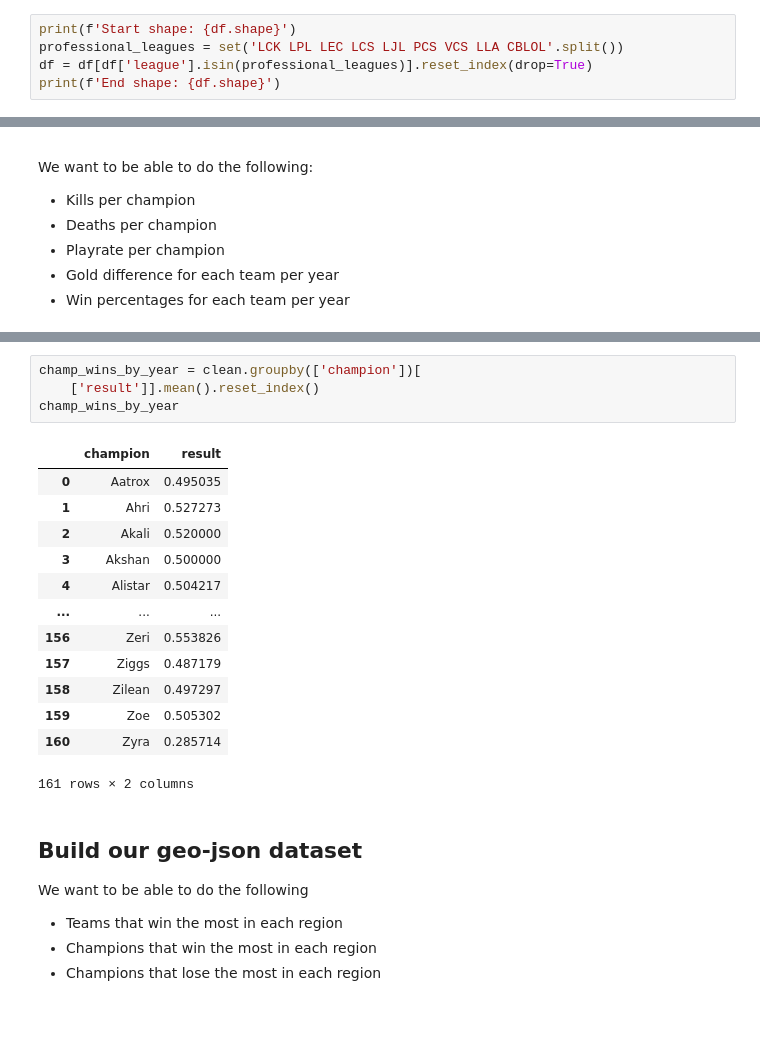
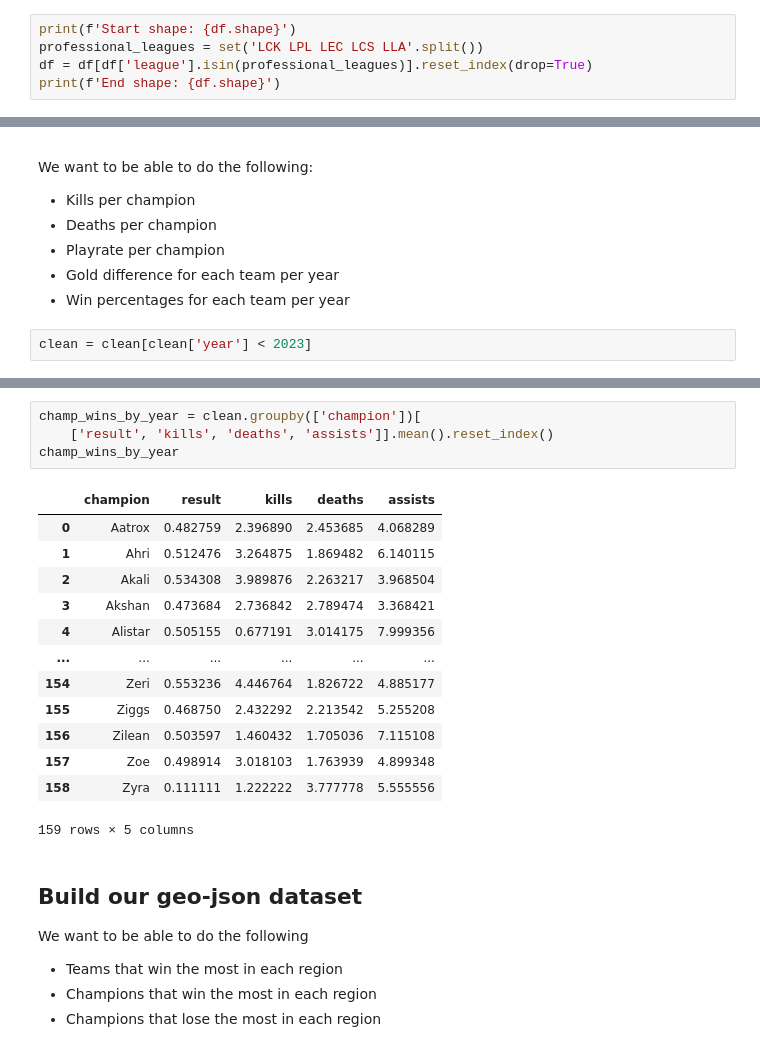
Before and after one commit to Ethan-Shapiro/LoL-Esports-Viz, a Jupyter notebook: analysis.ipynb, the cells around one changed output, grey strips where cells are left out. Cells and saved outputs as stored; diff of their text form; blank space fills up the shorter version.

```diff
--- a/analysis.ipynb
+++ b/analysis.ipynb
@@ -59,7 +59,7 @@ array(['LCK CL', 'LPL', 'NLC', 'SL', 'Proving Grounds Circuit', 'UL',
        'NA LCS', 'TCS', 'LJLCS', 'CIS CL', 'GPL'], dtype=object)
 # %%
 print(f'Start shape: {df.shape}')
-professional_leagues = set('LCK LPL LEC LCS LJL PCS VCS LLA CBLOL'.split())
+professional_leagues = set('LCK LPL LEC LCS LLA'.split())
 df = df[df['league'].isin(professional_leagues)].reset_index(drop=True)
 print(f'End shape: {df.shape}')
 # %% [output]
@@ -138,3 +138,5 @@ We want to be able to do the following:
 - Playrate per champion
 - Gold difference for each team per year
 - Win percentages for each team per year
+# %%
+clean = clean[clean['year'] < 2023]
@@ -141,21 +166,21 @@ We want to be able to do the following:
 # %%
 champ_wins_by_year = clean.groupby(['champion'])[
-    ['result']].mean().reset_index()
+    ['result', 'kills', 'deaths', 'assists']].mean().reset_index()
 champ_wins_by_year
 # %% [output]
-|  | champion | result |
-| 0 | Aatrox | 0.495035 |
-| 1 | Ahri | 0.527273 |
-| 2 | Akali | 0.520000 |
-| 3 | Akshan | 0.500000 |
-| 4 | Alistar | 0.504217 |
-| ... | ... | ... |
-| 156 | Zeri | 0.553826 |
-| 157 | Ziggs | 0.487179 |
-| 158 | Zilean | 0.497297 |
-| 159 | Zoe | 0.505302 |
-| 160 | Zyra | 0.285714 |
+|  | champion | result | kills | deaths | assists |
+| 0 | Aatrox | 0.482759 | 2.396890 | 2.453685 | 4.068289 |
+| 1 | Ahri | 0.512476 | 3.264875 | 1.869482 | 6.140115 |
+| 2 | Akali | 0.534308 | 3.989876 | 2.263217 | 3.968504 |
+| 3 | Akshan | 0.473684 | 2.736842 | 2.789474 | 3.368421 |
+| 4 | Alistar | 0.505155 | 0.677191 | 3.014175 | 7.999356 |
+| ... | ... | ... | ... | ... | ... |
+| 154 | Zeri | 0.553236 | 4.446764 | 1.826722 | 4.885177 |
+| 155 | Ziggs | 0.468750 | 2.432292 | 2.213542 | 5.255208 |
+| 156 | Zilean | 0.503597 | 1.460432 | 1.705036 | 7.115108 |
+| 157 | Zoe | 0.498914 | 3.018103 | 1.763939 | 4.899348 |
+| 158 | Zyra | 0.111111 | 1.222222 | 3.777778 | 5.555556 |
-161 rows × 2 columns
+159 rows × 5 columns
 # %% [markdown]
 ## Build our geo-json dataset
 We want to be able to do the following
```
Also changed, not shown: parts of 8 cells of this notebook, 4 other files.
